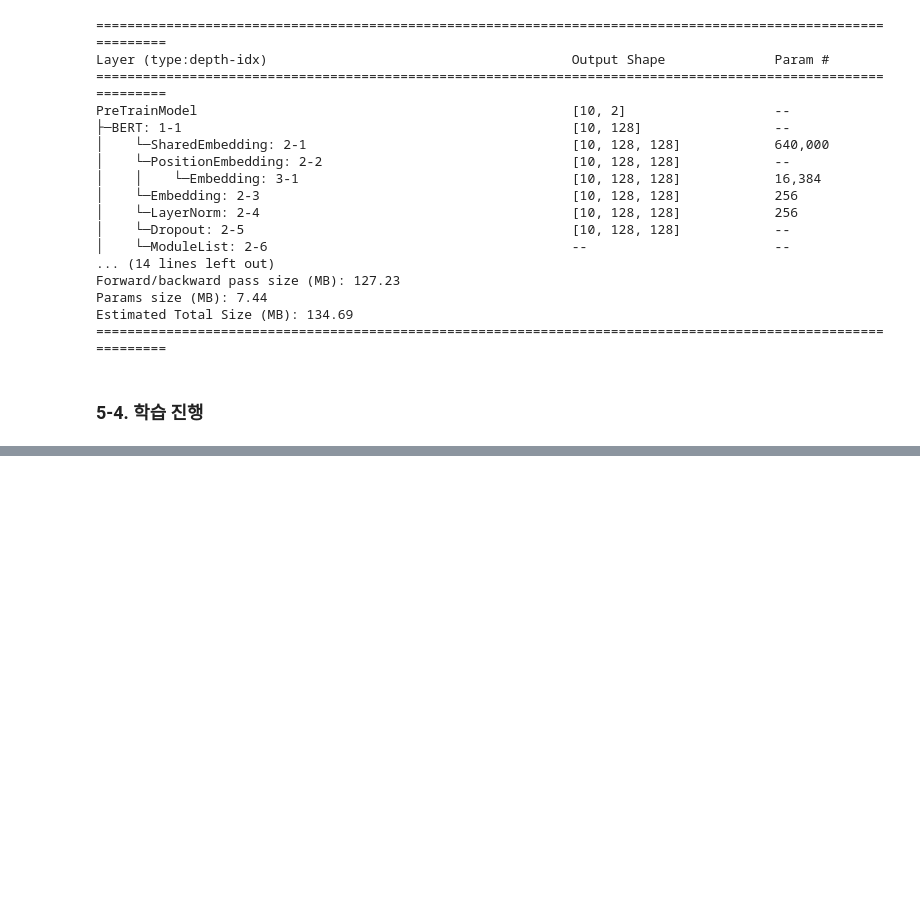
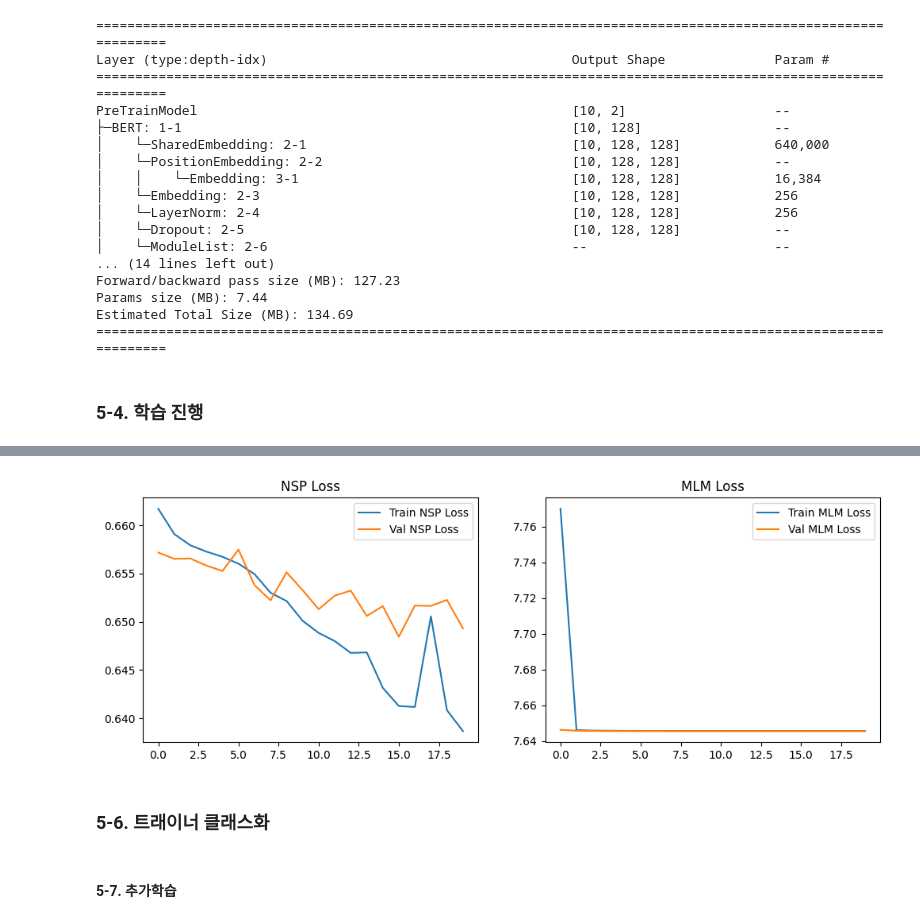
Before and after one commit to jinkyu0105-stack/ha_Park_AIFFEL_quest_eng, a Jupyter notebook: LLM_Aplication/LLM02/BERT_PretraindeModel.ipynb, the cells around one changed output, grey strips where cells are left out. Drawn from its saved outputs; the diff is of its cells as text; code cells hidden in the pictures; blank space fills up the shorter version.

Commit message:
VR02: epoch 2 ⇒ 10 and 저장된 모델 불러와서 추가 학습하기

```diff
--- a/LLM_Aplication/LLM02/BERT_PretraindeModel.ipynb
+++ b/LLM_Aplication/LLM02/BERT_PretraindeModel.ipynb
@@ -1035,7 +994,9 @@ label_mlm: [    0     0     0     0     0     0     0     0     0    81     0
 # %% [markdown]
 #### 7) load_pre_train_data() : 학습에 필요한 데이터를 로딩하는 함수
 # %%
-def load_pre_train_data(vocab, filename, n_seq, count=None):
+from sklearn.model_selection import train_test_split
+
+def load_pre_train_data(vocab, filename, n_seq, count=None, test_size=0.15):
     """
     학습에 필요한 데이터를 로드
     :param vocab: vocab
@@ -1088,10 +1049,21 @@ def load_pre_train_data(vocab, filename, n_seq, count=None):
             labels_nsp[i] = label_nsp
             labels_mlm[i] = label_mlm
 
-    return (enc_tokens, segments), (labels_nsp, labels_mlm)
+    # 4. Train / Validation 분할 (인덱스를 기준으로 분할)
+    indices = np.arange(total)
+    train_idx, val_idx = train_test_split(indices, test_size=test_size, random_state=42)
+
+    # 5. 분할된 데이터 반환
+    # memmap 객체는 인덱싱을 해도 실제 메모리에 다 올리지 않고 필요할 때만 참조합니다.
+    train_data = (enc_tokens[train_idx], segments[train_idx]), (labels_nsp[train_idx], labels_mlm[train_idx])
+    val_data = (enc_tokens[val_idx], segments[val_idx]), (labels_nsp[val_idx], labels_mlm[val_idx])
+
+    return train_data, val_data
 # %%
 # 128000건만 메모리에 로딩
-pre_train_inputs, pre_train_labels = load_pre_train_data(vocab, pretrain_json_path, 128, count=128000)
+train_data, val_data = load_pre_train_data(vocab, pretrain_json_path, 128, count=128000)
+pre_train_inputs, pre_train_labels = train_data
+pre_val_inputs, pre_val_labels = val_data
 # %% [output]
 data load early stop 128000 128000
 # %%
@@ -1777,5 +1772,5 @@ Estimated Total Size (MB): 134.69
 # %%
-epochs = 2
+epochs = 10
 batch_size = 64
 
 # optimizer
@@ -1880,0 +2059,18 @@ plt.show()
+# %%
+plt.figure(figsize=(12, 4))
+plt.subplot(1, 2, 1)
+plt.plot(history['nsp_loss'], label='Train NSP Loss')
+plt.plot(history['val_nsp_loss'], label='Val NSP Loss')
+plt.legend()
+plt.title('NSP Loss')
+
+plt.subplot(1, 2, 2)
+plt.plot(history['mlm_loss'], label='Train MLM Loss')
+plt.plot(history['val_mlm_loss'], label='Val MLM Loss')
+plt.legend()
+plt.title('MLM Loss')
+plt.show()
+# %% [output]
+[figure, added]
+# %% [markdown]
+### 5-6. 트래이너 클래스화
@@ -1880,0 +2173,2 @@ plt.show()
+# %% [markdown]
+#### 5-7. 추가학습
```
Also changed, not shown: parts of 48 cells of this notebook.
